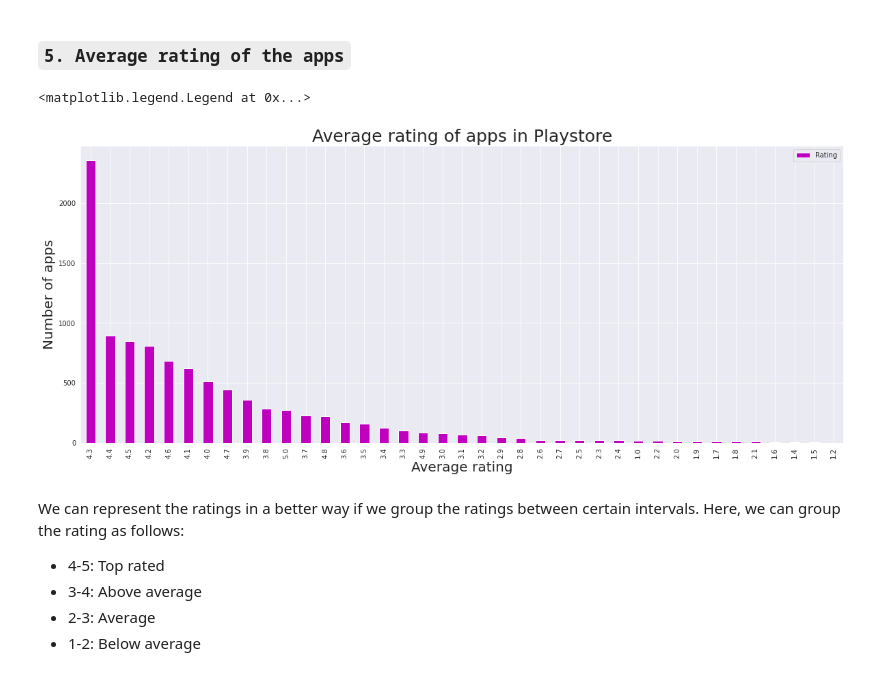
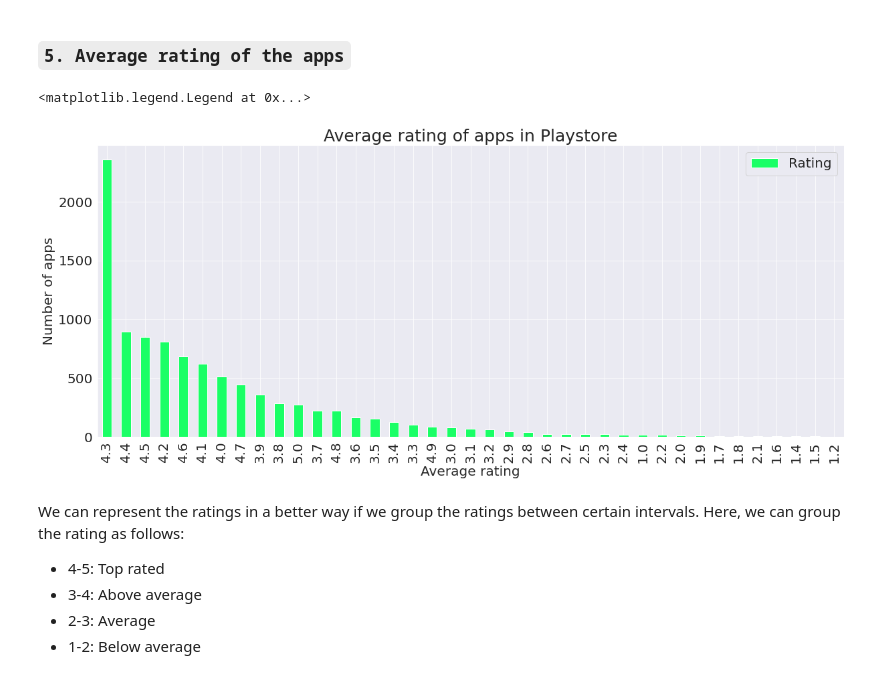
Before and after one commit to Rushabhbhagat08/Play-Store-Apps-Reviews-Analysis-, a Jupyter notebook: Capstone_Project_Play_Store_App_Review_Analysis_Capstone_Project_RB.ipynb, the cells around one changed output. Saved outputs shown, nothing was run; the diff lists cells and outputs as text; code cells hidden in the pictures.

```diff
--- a/Capstone_Project_Play_Store_App_Review_Analysis_Capstone_Project_RB.ipynb
+++ b/Capstone_Project_Play_Store_App_Review_Analysis_Capstone_Project_RB.ipynb
@@ -503,7 +503,7 @@ We can see that the values in the Size column contains data with different units
 df['Size']=df['Size'].apply(lambda x: str(x).replace('M','000')if 'M' in str(x)else str(x))
 df['Size']=df['Size'].apply(lambda x: str(x).replace('k','')if 'k' in str(x) else str(x))
 df['Size']=df['Size'].apply(lambda x: str(x).replace('1,000+','1000')if '1,000+' in str(x)else str(x))
-df['Size']=df['Size'].apply(lambda x: float(x))
+# df['Size']=df['Size'].apply(lambda x: float(x))
 # %% [markdown]
 ### **`6). Converting the datatype of values in the `Reviews` column from string to int.`**
 # %%
@@ -788,14 +788,14 @@ This tells us the category of apps that has the maximum number of installs. The
 ### **`5. Average rating of the apps`**
 # %%
 # show the distribution of rating
-df['Rating'].value_counts().plot.bar(figsize=(20,8), color = 'm' )
+df['Rating'].value_counts().plot.bar(figsize=(20,8), color = '#1aff66' )
 plt.xlabel('Average rating',fontsize = 20)
 plt.ylabel('Number of apps', fontsize = 20)
 plt.title('Average rating of apps in Playstore', fontsize = 25)
 plt.legend()
 # %% [output]
 <matplotlib.legend.Legend at 0x...>
-[figure, old version]
+[figure, new version]
 # %% [markdown]
 We can represent the ratings in a better way if we group the ratings between certain intervals. Here, we can group the rating as follows:
 
```
Also changed, not shown: parts of 2 cells of this notebook.
